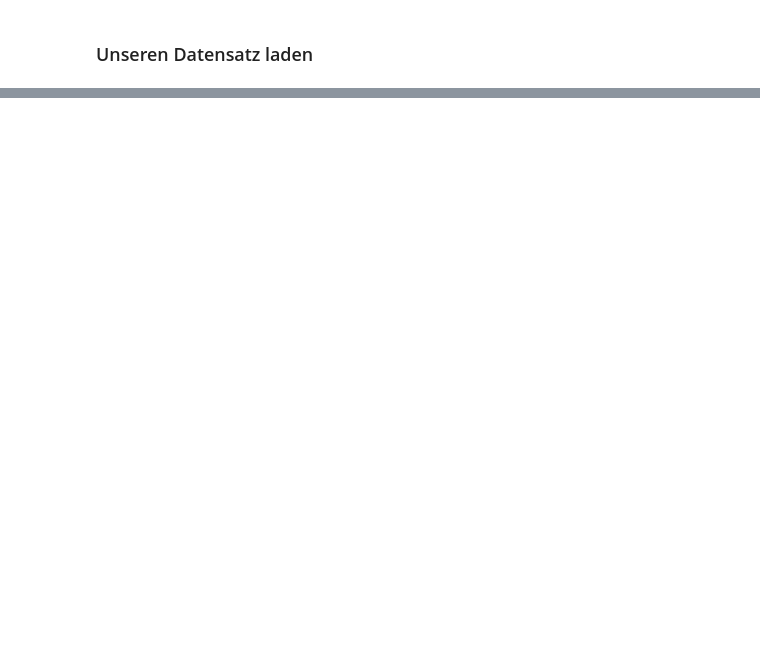
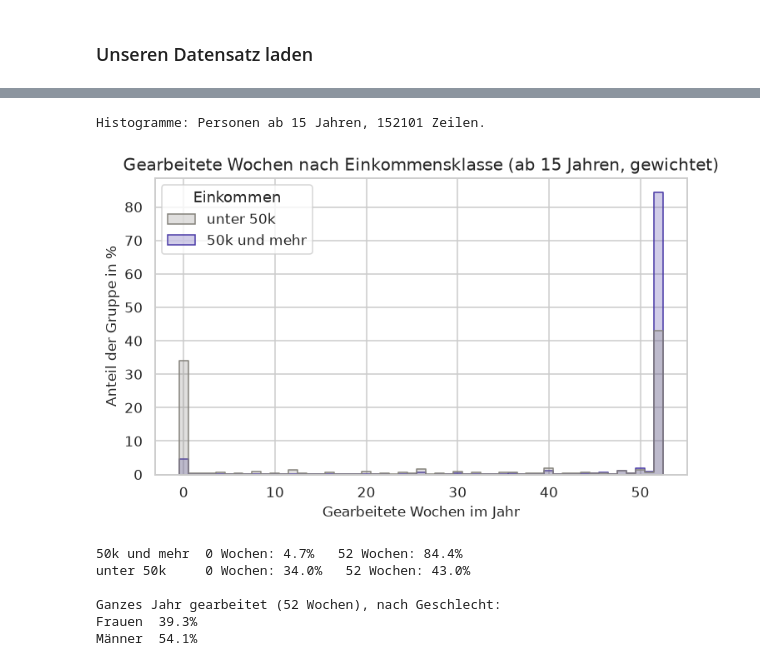
Before and after one commit to Manuel-Schmid/census-income-analysis, a Jupyter notebook: src/statistics_project/dataset_analysis_notebooks/NB02.ipynb, the cells around one changed output, grey strips where cells are left out. Drawn from its saved outputs; the diff is of its cells as text; code cells hidden in the pictures; blank space fills up the shorter version.

```diff
--- a/src/statistics_project/dataset_analysis_notebooks/NB02.ipynb
+++ b/src/statistics_project/dataset_analysis_notebooks/NB02.ipynb
@@ -159,0 +296,19 @@ print(fehlend[fehlend > 0].sort_values(ascending=False))
+# %%
+nach_alter = anteil_ueber_50k(ab15[ab15["AGE"] <= 85], ["AGE", "GESCHLECHT"])
+anteil = nach_alter["anteil_%"].unstack()
+print(f"Linien: Personen von 15 bis 85 Jahren, {nach_alter['n'].sum()} Zeilen, "
+      f"pro Altersjahr und Geschlecht {nach_alter['n'].min()} bis {nach_alter['n'].max()} Personen.")
+
+fig, ax = plt.subplots()
+for geschlecht, farbe in FARBEN_GESCHLECHT.items():
+    ax.plot(anteil.index, anteil[geschlecht], color=farbe, linewidth=2, marker="o", markersize=3, label=geschlecht)
+ax.set_title("Anteil mit über 50k Einkommen je Altersjahr (gewichtet)")
+ax.set_xlabel("Alter in Jahren")
+ax.set_ylabel("Anteil über 50k in %")
+ax.legend()
+plt.show()
+
+for geschlecht in FARBEN_GESCHLECHT:
+    print(f"{geschlecht}: Maximum {anteil[geschlecht].max():.1f} % mit {anteil[geschlecht].idxmax()} Jahren")
+print("\nAusgewählte Altersjahre (in %):")
+print(anteil.loc[[25, 30, 40, 50, 60]].round(1))
@@ -159,0 +387,33 @@ print(fehlend[fehlend > 0].sort_values(ascending=False))
+# %%
+print(f"Histogramme: Personen ab 15 Jahren, {len(ab15)} Zeilen.")
+
+fig, ax = plt.subplots()
+sns.histplot(
+    data=ab15, x="WEEKS_WORKED", hue="EINKOMMEN", weights="WEIGHT",
+    binwidth=1, binrange=(-0.5, 52.5),  # ein Balken pro Woche
+    stat="percent", common_norm=False, element="step",
+    hue_order=["unter 50k", "50k und mehr"], palette=FARBEN_EINKOMMEN, ax=ax,
+)
+ax.set_title("Gearbeitete Wochen nach Einkommensklasse (ab 15 Jahren, gewichtet)")
+ax.set_xlabel("Gearbeitete Wochen im Jahr")
+ax.set_ylabel("Anteil der Gruppe in %")
+ax.get_legend().set_title("Einkommen")
+plt.show()
+
+for gruppe, d in ab15.groupby("EINKOMMEN"):
+    null = np.average(d["WEEKS_WORKED"] == 0, weights=d["WEIGHT"])
+    ganz = np.average(d["WEEKS_WORKED"] == 52, weights=d["WEIGHT"])
+    print(f"{gruppe:13s} 0 Wochen: {null:.1%}   52 Wochen: {ganz:.1%}")
+
+print("\nGanzes Jahr gearbeitet (52 Wochen), nach Geschlecht:")
+for geschlecht, d in ab15.groupby("GESCHLECHT"):
+    print(f"{geschlecht:7s} {np.average(d['WEEKS_WORKED'] == 52, weights=d['WEIGHT']):.1%}")
+# %% [output]
+Histogramme: Personen ab 15 Jahren, 152101 Zeilen.
+[figure, added]
+50k und mehr  0 Wochen: 4.7%   52 Wochen: 84.4%
+unter 50k     0 Wochen: 34.0%   52 Wochen: 43.0%
+
+Ganzes Jahr gearbeitet (52 Wochen), nach Geschlecht:
+Frauen  39.3%
+Männer  54.1%
```
Also changed, not shown: parts of 36 cells of this notebook, 3 other files.
